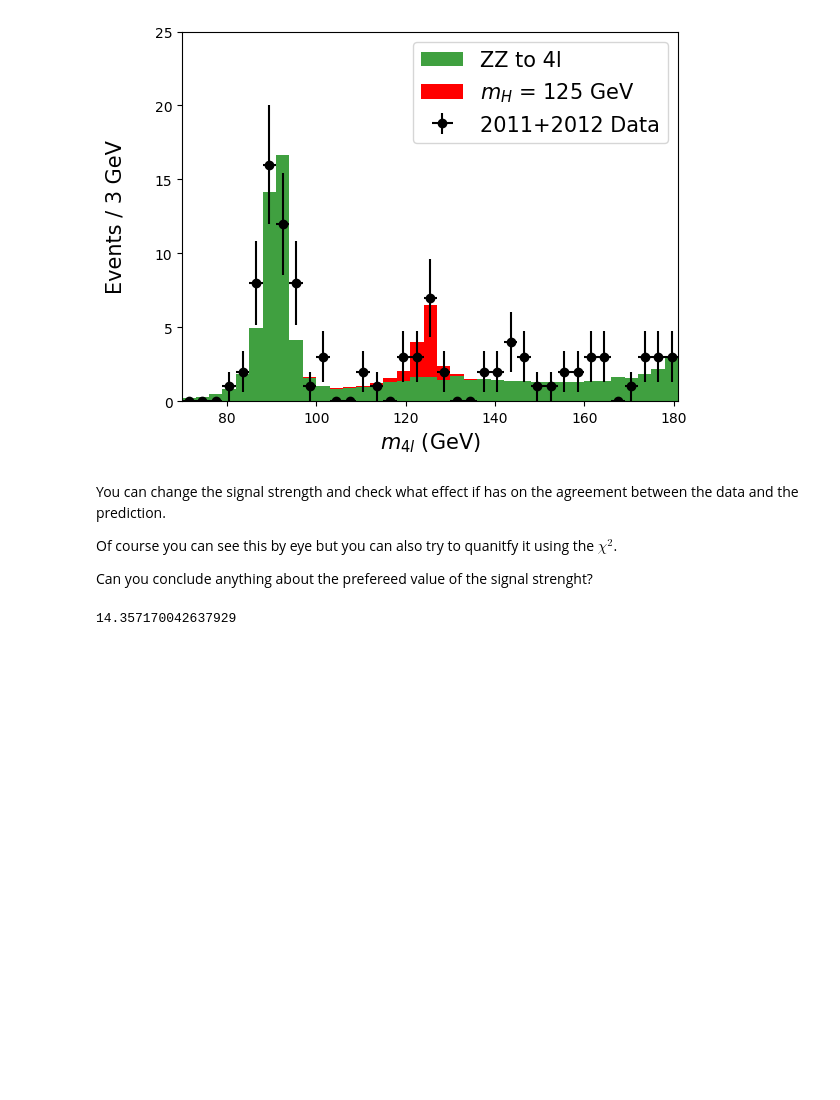
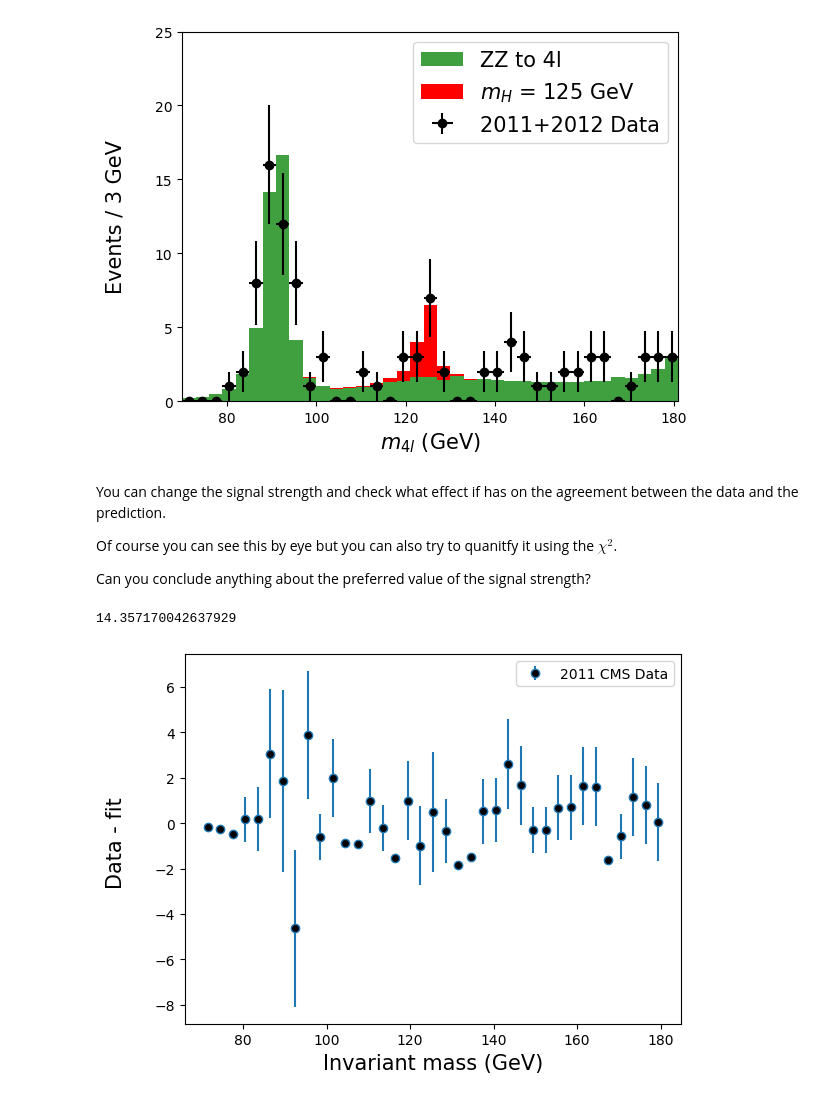
Before and after one commit to dermotmoran/OpenDataStudies, a Jupyter notebook: notebooks/4lepton.ipynb, the cells around one changed output. Cells and saved outputs as stored; diff of their text form; code cells hidden in the pictures; blank space fills up the shorter version.

```diff
--- a/notebooks/4lepton.ipynb
+++ b/notebooks/4lepton.ipynb
@@ -174,21 +175,28 @@ You can change the signal strength and check what effect if has on the agreement
 
 Of course you can see this by eye but you can also try to quanitfy it using the $\chi^{2}$.
 
-Can you conclude anything about the prefereed value of the signal strenght?
+Can you conclude anything about the preferred value of the signal strength?
 # %%
 def getChiSq(residuals, var):
     chiSq = 0.0
     for bin in range(0, len(residuals)):
      if (var[bin] != 0):
       chiSq += (residuals[bin]/var[bin])**2
     return chiSq
 
 total = bkg + hzz
 residuals = hist - total
 chi2 = getChiSq(residuals, yerrs)
 ndof = len(residuals) - 1
 
 print(chi2)
+
+plt.errorbar(center, residuals, yerr=np.sqrt(hist),fmt='o', mfc='k',label="2011 CMS Data",)
+plt.xlabel('Invariant mass (GeV)', fontsize = 15)
+plt.ylabel('Data - fit \n', fontsize = 15)
+plt.legend()
+plt.show()
 # %% [output]
 14.357170042637929
+[figure, added]
 # %% [markdown]
```
Also changed, not shown: parts of 6 cells of this notebook, 1 other file.
